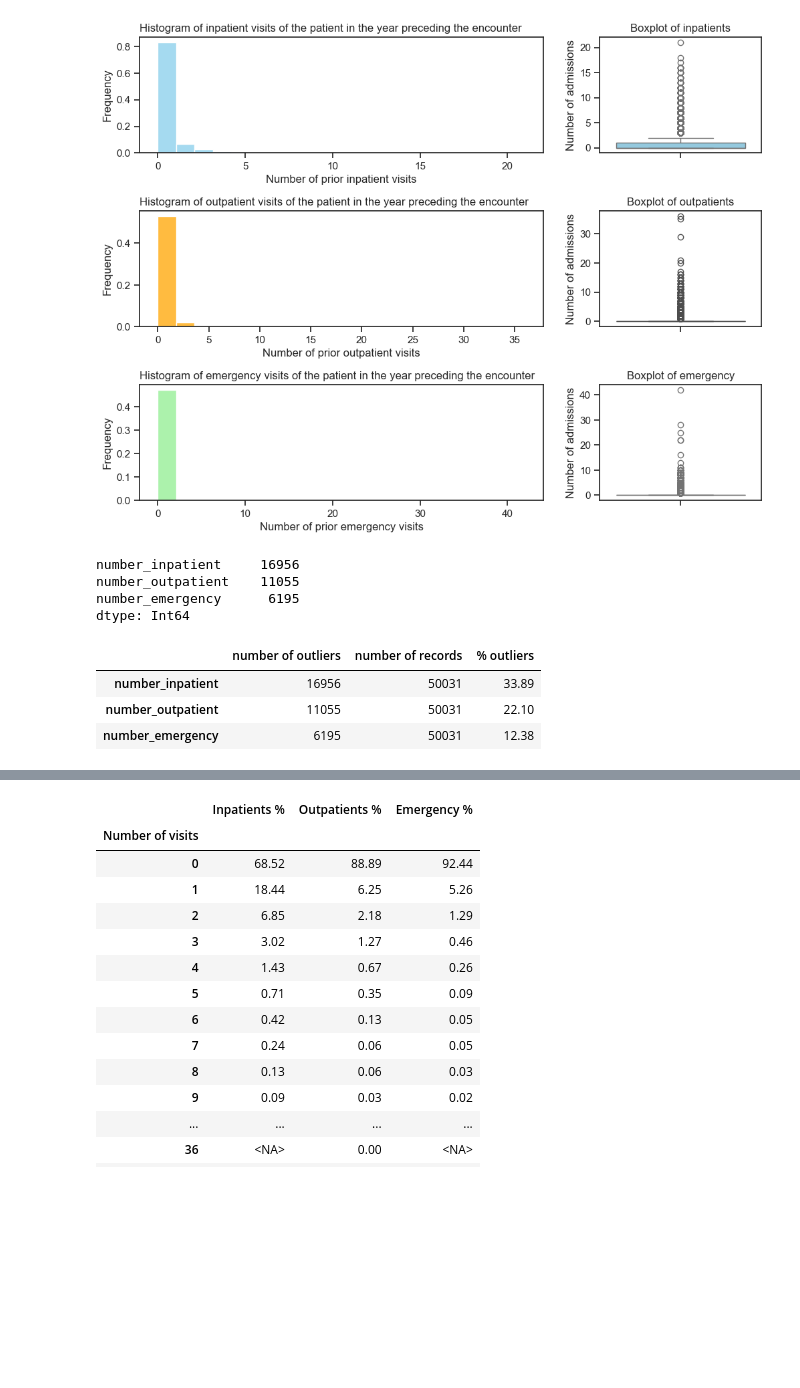
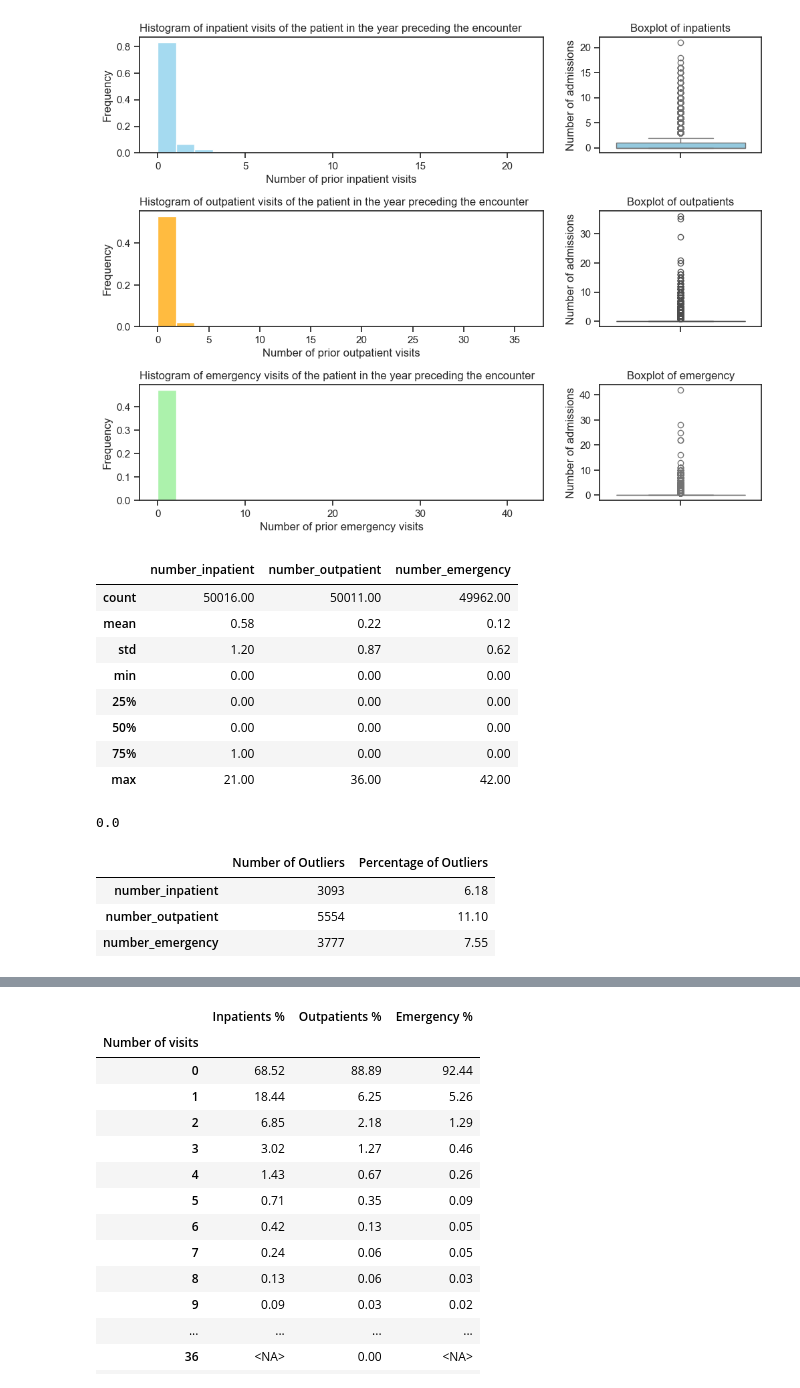
Before and after one commit to johnmarquess/IFN509, a Jupyter notebook: Assignment1_submission/assigment1_analysis.ipynb, the cells around one changed output, grey strips where cells are left out. Cells and saved outputs as stored; diff of their text form; code cells hidden in the pictures; blank space fills up the shorter version.

Commit message:
added IQR calculations to detect outliers

```diff
--- a/Assignment1_submission/assigment1_analysis.ipynb
+++ b/Assignment1_submission/assigment1_analysis.ipynb
@@ -187,7 +168,0 @@ def detect_outliers_iqr(df):
-# %%
-detect_outliers_iqr(d1[['number_inpatient', 'number_outpatient', 'number_emergency']])
-# %% [output]
-number_inpatient     16956
-number_outpatient    11055
-number_emergency      6195
-dtype: Int64
@@ -200,7 +169,18 @@ group1_outliers['% outliers'] = (group1_outliers['number of outliers'] / group1_
-# %%
-group1_outliers
-# %% [output]
-|  | number of outliers | number of records | % outliers |
-| number_inpatient | 16956 | 50031 | 33.89 |
-| number_outpatient | 11055 | 50031 | 22.10 |
-| number_emergency | 6195 | 50031 | 12.38 |
+# %%
+group1_stats = d1[['number_inpatient', 'number_outpatient', 'number_emergency']].describe()
+# %%
+group1_stats
+# %% [output]
+|  | number_inpatient | number_outpatient | number_emergency |
+| count | 50016.00 | 50011.00 | 49962.00 |
+| mean | 0.58 | 0.22 | 0.12 |
+| std | 1.20 | 0.87 | 0.62 |
+| min | 0.00 | 0.00 | 0.00 |
+| 25% | 0.00 | 0.00 | 0.00 |
+| 50% | 0.00 | 0.00 | 0.00 |
+| 75% | 1.00 | 0.00 | 0.00 |
+| max | 21.00 | 36.00 | 42.00 |
+# %%
+group1_stats.loc['25%', 'number_inpatient']
+# %% [output]
+0.0
@@ -206,0 +214,14 @@ group1_outliers
+# %%
+# Apply the function to the number_inpatient column
+inpatient = detect_outliers_in_column(d1['number_inpatient'])
+outpatient = detect_outliers_in_column(d1['number_outpatient'])
+emergency = detect_outliers_in_column(d1['number_emergency'])
+
+# Concatenate the results into a single DataFrame
+group1_outliers = pd.concat([inpatient, outpatient, emergency])
+group1_outliers
+# %% [output]
+|  | Number of Outliers | Percentage of Outliers |
+| number_inpatient | 3093 | 6.18 |
+| number_outpatient | 5554 | 11.10 |
+| number_emergency | 3777 | 7.55 |
```
Also changed, not shown: parts of 8 cells of this notebook, 1 other file.
